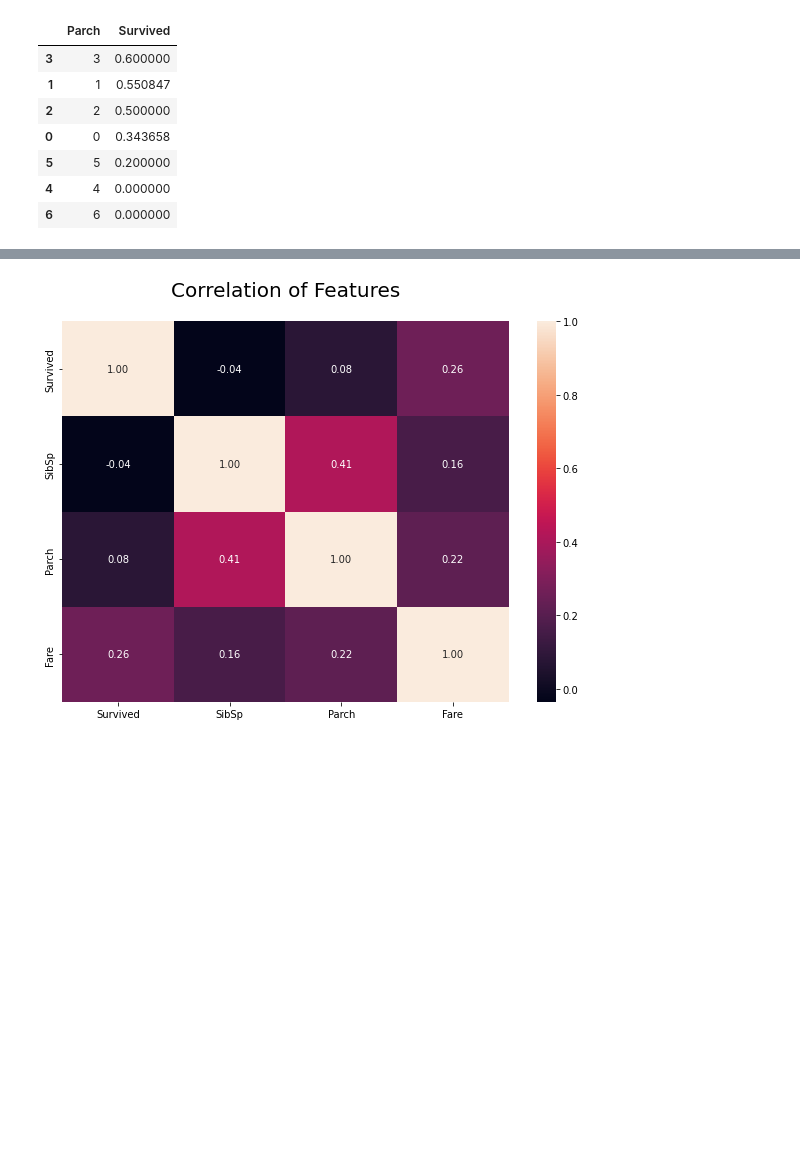
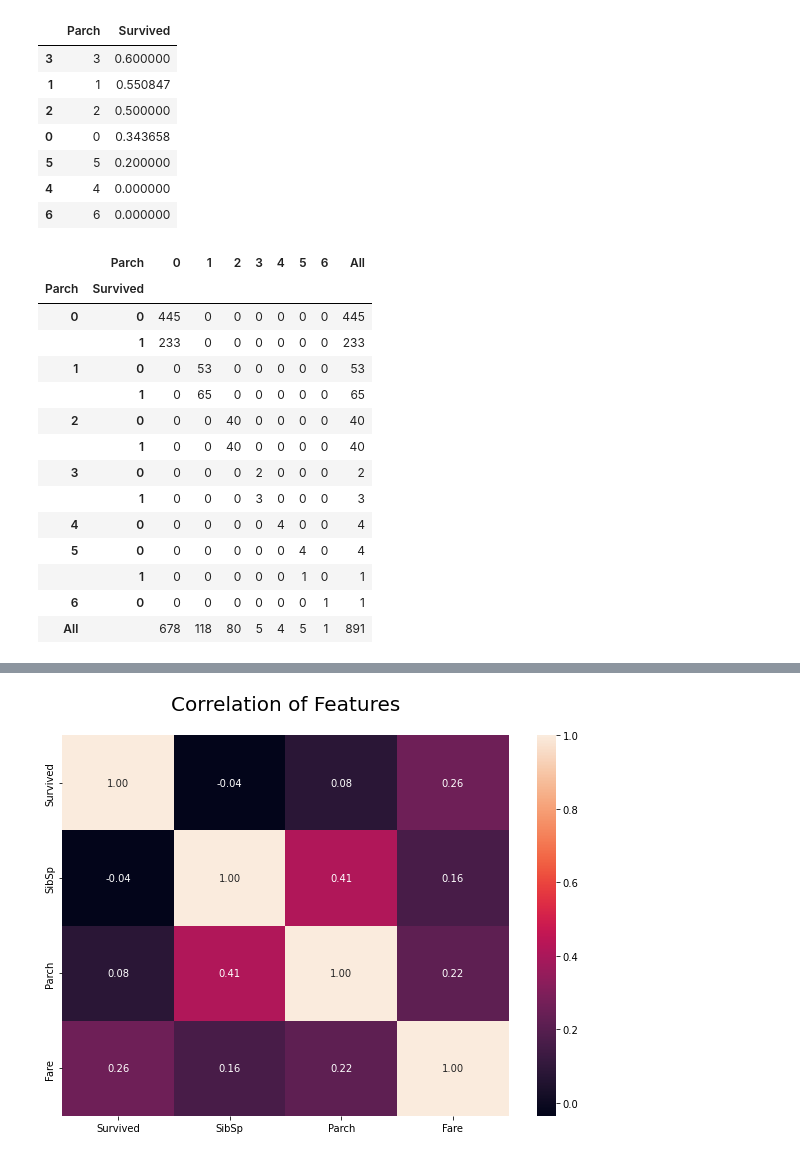
Before and after one commit to lucasnbarros/titanic-machine-learning-from-disaster, a Jupyter notebook: titanic-machine-learning-from-disaster.ipynb, the cells around one changed output, grey strips where cells are left out. Saved outputs shown, nothing was run; the diff lists cells and outputs as text; code cells hidden in the pictures; blank space fills up the shorter version.

```diff
--- a/titanic-machine-learning-from-disaster.ipynb
+++ b/titanic-machine-learning-from-disaster.ipynb
@@ -217,3 +237,21 @@ train_df[["Parch", "Survived"]].groupby(['Parch'], as_index=False).mean().sort_v
 | 5 | 5 | 0.200000 |
 | 4 | 4 | 0.000000 |
 | 6 | 6 | 0.000000 |
+# %%
+pd.crosstab([train_df.Parch,train_df.Survived],train_df.Parch,margins=True).style.background_gradient(cmap='gray_r')
+# %% [output]
+|  | Parch | 0 | 1 | 2 | 3 | 4 | 5 | 6 | All |
+| Parch | Survived |  |  |  |  |  |  |  |  |
+| 0 | 0 | 445 | 0 | 0 | 0 | 0 | 0 | 0 | 445 |
+|  | 1 | 233 | 0 | 0 | 0 | 0 | 0 | 0 | 233 |
+| 1 | 0 | 0 | 53 | 0 | 0 | 0 | 0 | 0 | 53 |
+|  | 1 | 0 | 65 | 0 | 0 | 0 | 0 | 0 | 65 |
+| 2 | 0 | 0 | 0 | 40 | 0 | 0 | 0 | 0 | 40 |
+|  | 1 | 0 | 0 | 40 | 0 | 0 | 0 | 0 | 40 |
+| 3 | 0 | 0 | 0 | 0 | 2 | 0 | 0 | 0 | 2 |
+|  | 1 | 0 | 0 | 0 | 3 | 0 | 0 | 0 | 3 |
+| 4 | 0 | 0 | 0 | 0 | 0 | 4 | 0 | 0 | 4 |
+| 5 | 0 | 0 | 0 | 0 | 0 | 0 | 4 | 0 | 4 |
+|  | 1 | 0 | 0 | 0 | 0 | 0 | 1 | 0 | 1 |
+| 6 | 0 | 0 | 0 | 0 | 0 | 0 | 0 | 1 | 1 |
+| All |  | 678 | 118 | 80 | 5 | 4 | 5 | 1 | 891 |
```
Also changed, not shown: parts of 20 cells of this notebook.
